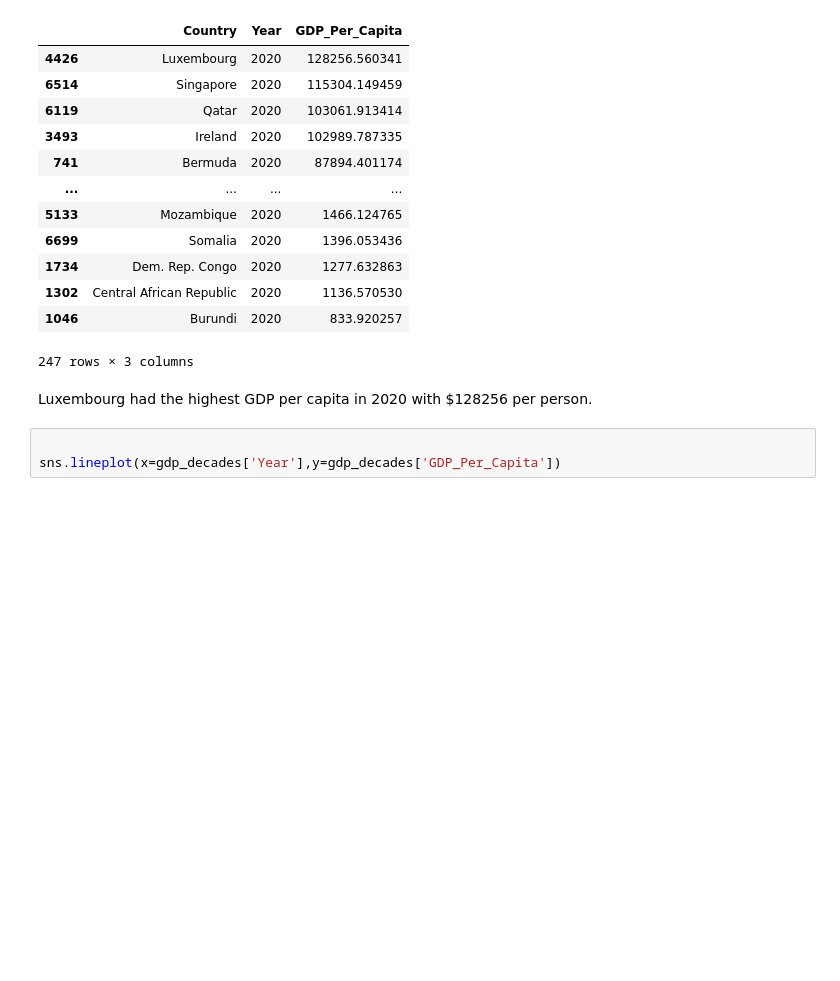
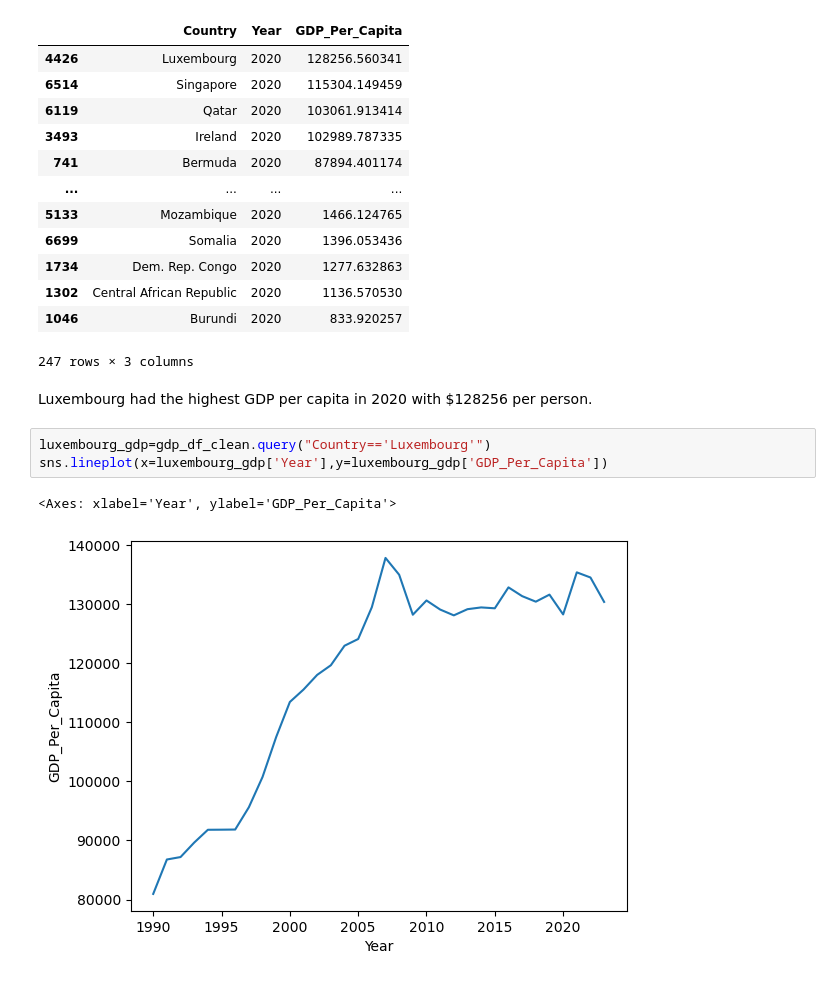
Before and after one commit to NSS-Data-Analytics-Cohort-14/gdp-and-internet-usage-KarenBoles, a Jupyter notebook: notebooks/gdp_and_internet_usage.ipynb, the cells around one changed output. Cells and saved outputs as stored; diff of their text form; blank space fills up the shorter version.

```diff
--- a/notebooks/gdp_and_internet_usage.ipynb
+++ b/notebooks/gdp_and_internet_usage.ipynb
@@ -196,5 +196,8 @@ gdp_df_clean_2020.sort_values('GDP_Per_Capita',ascending=False)
 # %% [markdown]
 Luxembourg had the highest GDP per capita in 2020 with $128256 per person.
 # %%
-
-sns.lineplot(x=gdp_decades['Year'],y=gdp_decades['GDP_Per_Capita'])
+luxembourg_gdp=gdp_df_clean.query("Country=='Luxembourg'")
+sns.lineplot(x=luxembourg_gdp['Year'],y=luxembourg_gdp['GDP_Per_Capita'])
+# %% [output]
+<Axes: xlabel='Year', ylabel='GDP_Per_Capita'>
+[figure, added]
```
Also changed, not shown: parts of 36 cells of this notebook.
